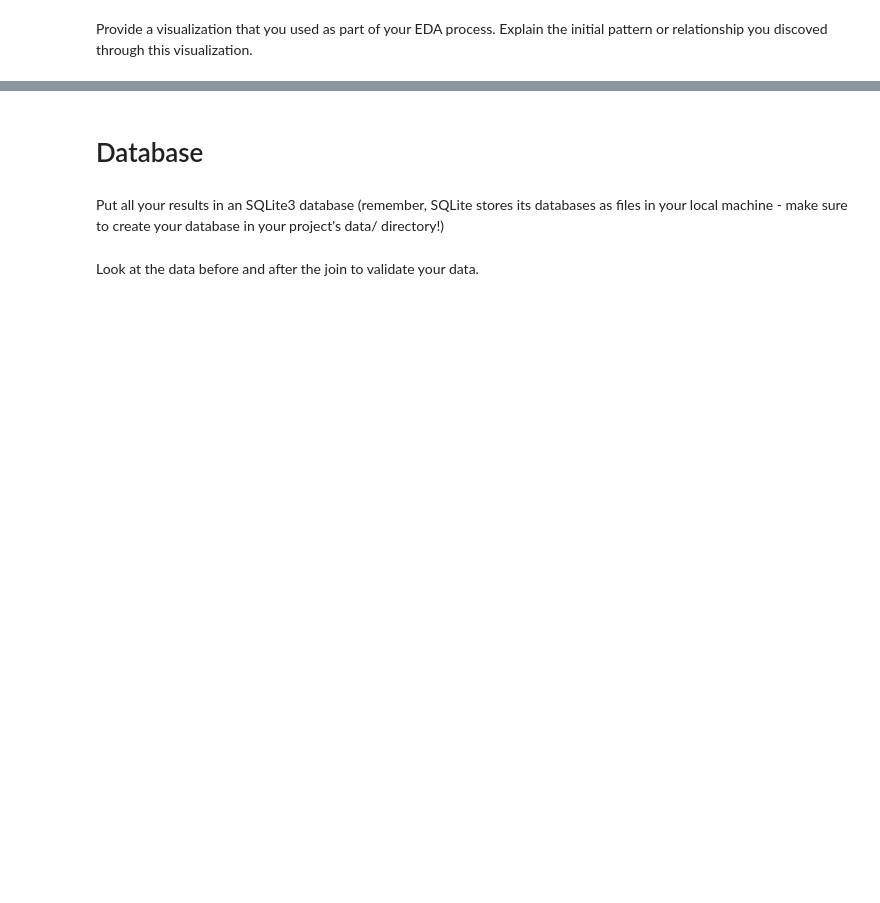
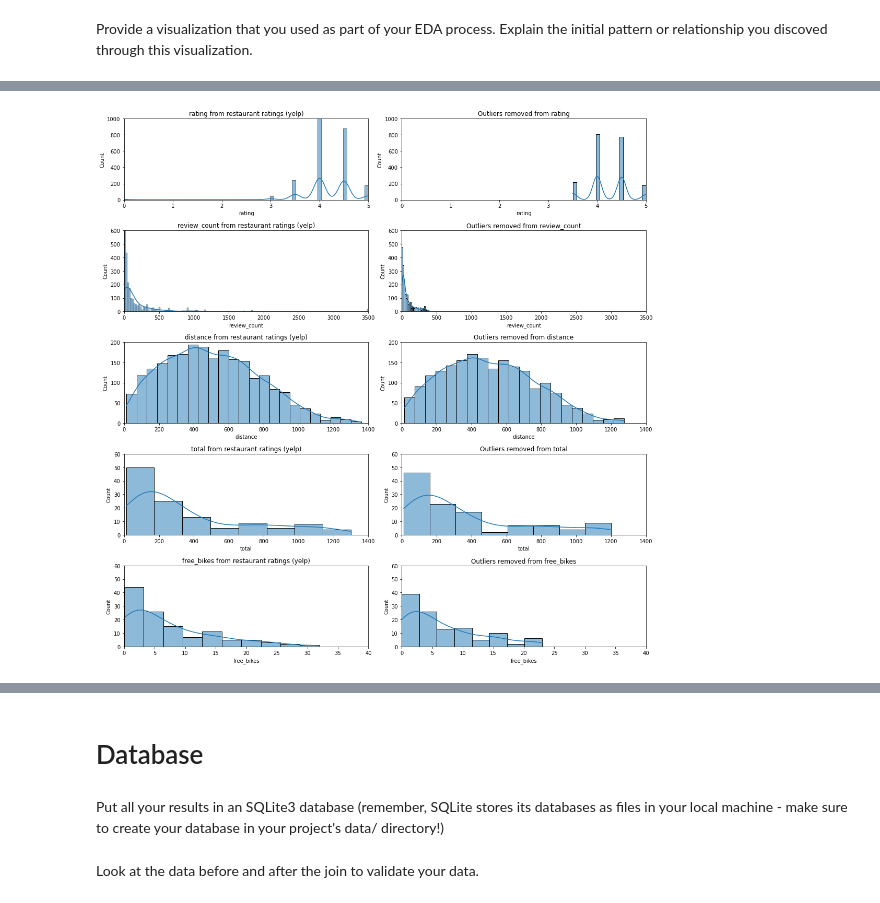
Before and after one commit to kansonc/Statistical-Modelling-Project, a Jupyter notebook: notebooks/joining_data.ipynb, the cells around one changed output, grey strips where cells are left out. Drawn from its saved outputs; the diff is of its cells as text; code cells hidden in the pictures; blank space fills up the shorter version.

```diff
--- a/notebooks/joining_data.ipynb
+++ b/notebooks/joining_data.ipynb
@@ -74,0 +144,64 @@ plt.show()
+# %%
+# Histograms and Boxplots of each variable
+
+# Set Plot Dimensions
+fig, axes = plt.subplots(nrows=5, ncols=2, figsize=(15, 15))
+
+# Plot rating
+sns.histplot    (x=bs_quant_df['rating'], ax=axes[0][0], kde=True)
+sns.histplot    (x=bs_quant_clean_df['rating'], ax=axes[0][1], kde=True)
+axes[0][0].set_title('rating from restaurant ratings (yelp)', loc='center')
+axes[0][1].set_title('Outliers removed from rating', loc='center')
+axes[0][0].set_xlim(0,5)
+axes[0][0].set_ylim(0,1000)
+axes[0][1].set_xlim(0,5)
+axes[0][1].set_ylim(0,1000)
+
+# Plot review_count
+sns.histplot    (x=bs_quant_df['review_count'], ax=axes[1][0], kde=True)
+sns.histplot    (x=bs_quant_clean_df['review_count'], ax=axes[1][1], kde=True)
+axes[1][0].set_title('review_count from restaurant ratings (yelp)', loc='center')
+axes[1][1].set_title('Outliers removed from review_count', loc='center')
+axes[1][0].set_xlim(0,3500)
+axes[1][0].set_ylim(0,600)
+axes[1][1].set_xlim(0,3500)
+axes[1][1].set_ylim(0,600)
+
+
+# Plot distance
+sns.histplot    (x=bs_quant_df['distance'], ax=axes[2][0], kde=True)
+sns.histplot    (x=bs_quant_clean_df['distance'], ax=axes[2][1], kde=True)
+axes[2][0].set_title('distance from restaurant ratings (yelp)', loc='center')
+axes[2][1].set_title('Outliers removed from distance', loc='center')
+axes[2][0].set_xlim(0,1400)
+axes[2][0].set_ylim(0,200)
+axes[2][1].set_xlim(0,1400)
+axes[2][1].set_ylim(0,200)
+
+
+# Plot total
+sns.histplot    (x=bs_total_df['total'], ax=axes[3][0], kde=True)
+sns.histplot    (x=bs_total_clean_df['total'], ax=axes[3][1], kde=True)
+axes[3][0].set_title('total from restaurant ratings (yelp)', loc='center')
+axes[3][1].set_title('Outliers removed from total', loc='center')
+axes[3][0].set_xlim(0,1400)
+axes[3][0].set_ylim(0,60)
+axes[3][1].set_xlim(0,1400)
+axes[3][1].set_ylim(0,60)
+
+
+# Plot free_bikes
+sns.histplot    (x=bs_total_df['free_bikes'], ax=axes[4][0], kde=True)
+sns.histplot    (x=bs_total_clean_df['free_bikes'], ax=axes[4][1], kde=True)
+axes[4][0].set_title('free_bikes from restaurant ratings (yelp)', loc='center')
+axes[4][1].set_title('Outliers removed from free_bikes', loc='center')
+axes[4][0].set_xlim(0,40)
+axes[4][0].set_ylim(0,60)
+axes[4][1].set_xlim(0,40)
+axes[4][1].set_ylim(0,60)
+
+# Plot Histogram
+plt.tight_layout()
+plt.show()
+# %% [output]
+[figure, added]
```
Also changed, not shown: parts of 22 cells of this notebook, 9 other files.
